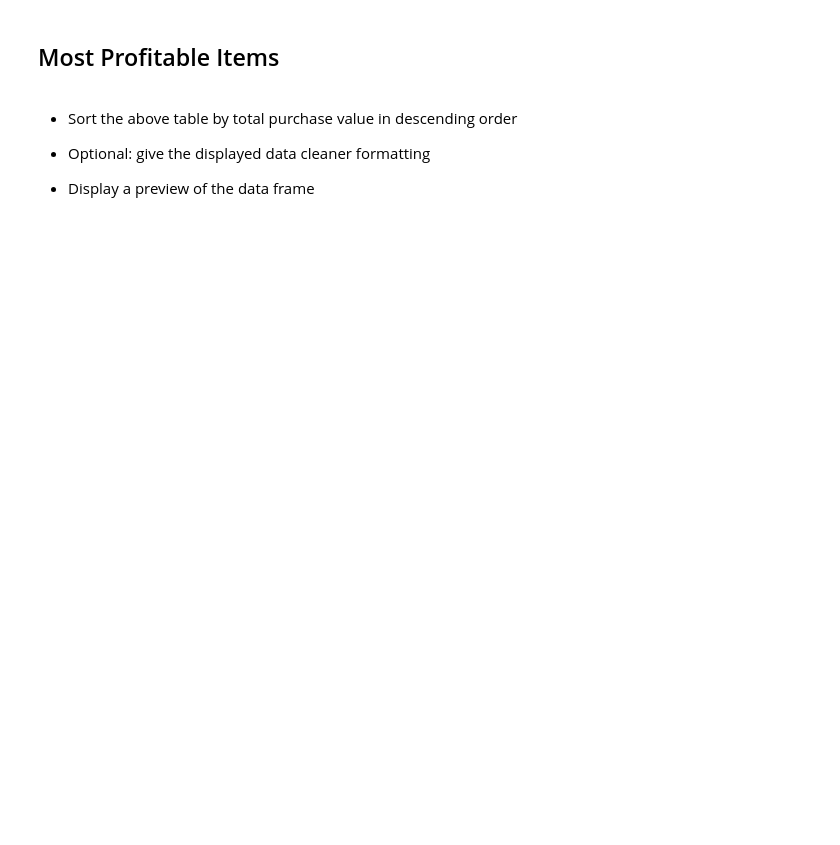
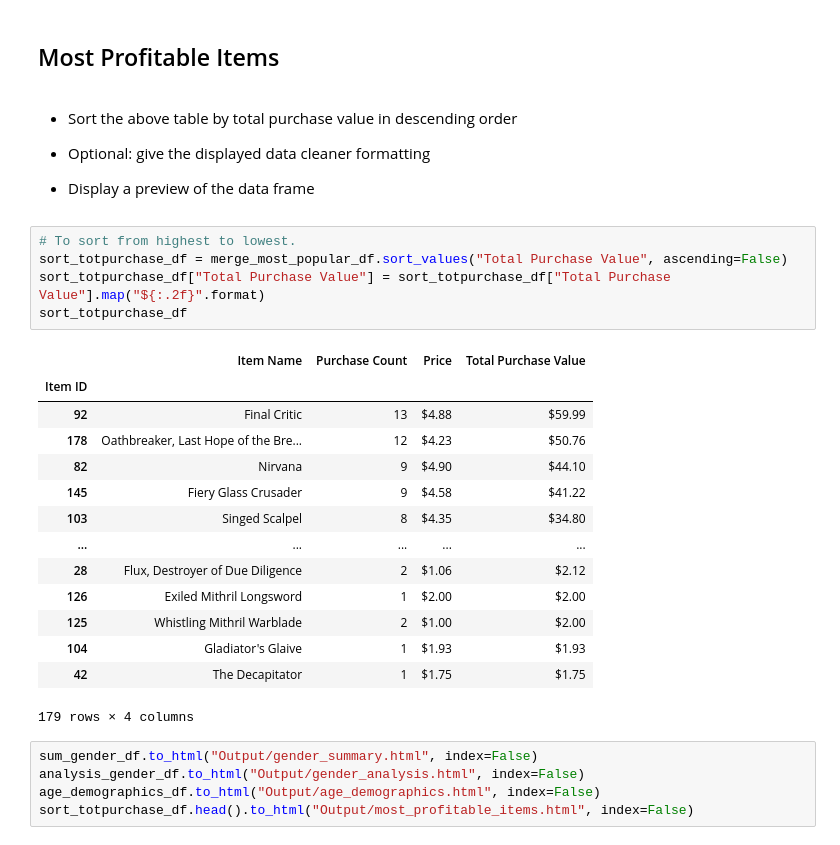
Before and after one commit to galciluz/Pandas-Challenge, a Jupyter notebook: HeroesOfPymoli/HeroesOfPymoli_starter.ipynb, the cells around one changed output. Saved outputs shown, nothing was run; the diff lists cells and outputs as text; blank space fills up the shorter version.

```diff
--- a/HeroesOfPymoli/HeroesOfPymoli_starter.ipynb
+++ b/HeroesOfPymoli/HeroesOfPymoli_starter.ipynb
@@ -246,3 +387,28 @@ purchase_data["Ages Group"] = pd.cut(purchase_data["Age"], bins, labels=group_la
 
 
 * Display a preview of the data frame
+# %%
+# To sort from highest to lowest.
+sort_totpurchase_df = merge_most_popular_df.sort_values("Total Purchase Value", ascending=False)
+sort_totpurchase_df["Total Purchase Value"] = sort_totpurchase_df["Total Purchase Value"].map("${:.2f}".format)
+sort_totpurchase_df
+# %% [output]
+|  | Item Name | Purchase Count | Price | Total Purchase Value |
+| Item ID |  |  |  |  |
+| 92 | Final Critic | 13 | $4.88 | $59.99 |
+| 178 | Oathbreaker, Last Hope of the Bre... | 12 | $4.23 | $50.76 |
+| 82 | Nirvana | 9 | $4.90 | $44.10 |
+| 145 | Fiery Glass Crusader | 9 | $4.58 | $41.22 |
+| 103 | Singed Scalpel | 8 | $4.35 | $34.80 |
+| ... | ... | ... | ... | ... |
+| 28 | Flux, Destroyer of Due Diligence | 2 | $1.06 | $2.12 |
+| 126 | Exiled Mithril Longsword | 1 | $2.00 | $2.00 |
+| 125 | Whistling Mithril Warblade | 2 | $1.00 | $2.00 |
+| 104 | Gladiator's Glaive | 1 | $1.93 | $1.93 |
+| 42 | The Decapitator | 1 | $1.75 | $1.75 |
+179 rows × 4 columns
+# %%
+sum_gender_df.to_html("Output/gender_summary.html", index=False)
+analysis_gender_df.to_html("Output/gender_analysis.html", index=False)
+age_demographics_df.to_html("Output/age_demographics.html", index=False)
+sort_totpurchase_df.head().to_html("Output/most_profitable_items.html", index=False)
```
Also changed, not shown: parts of 14 cells of this notebook, 5 other files.
